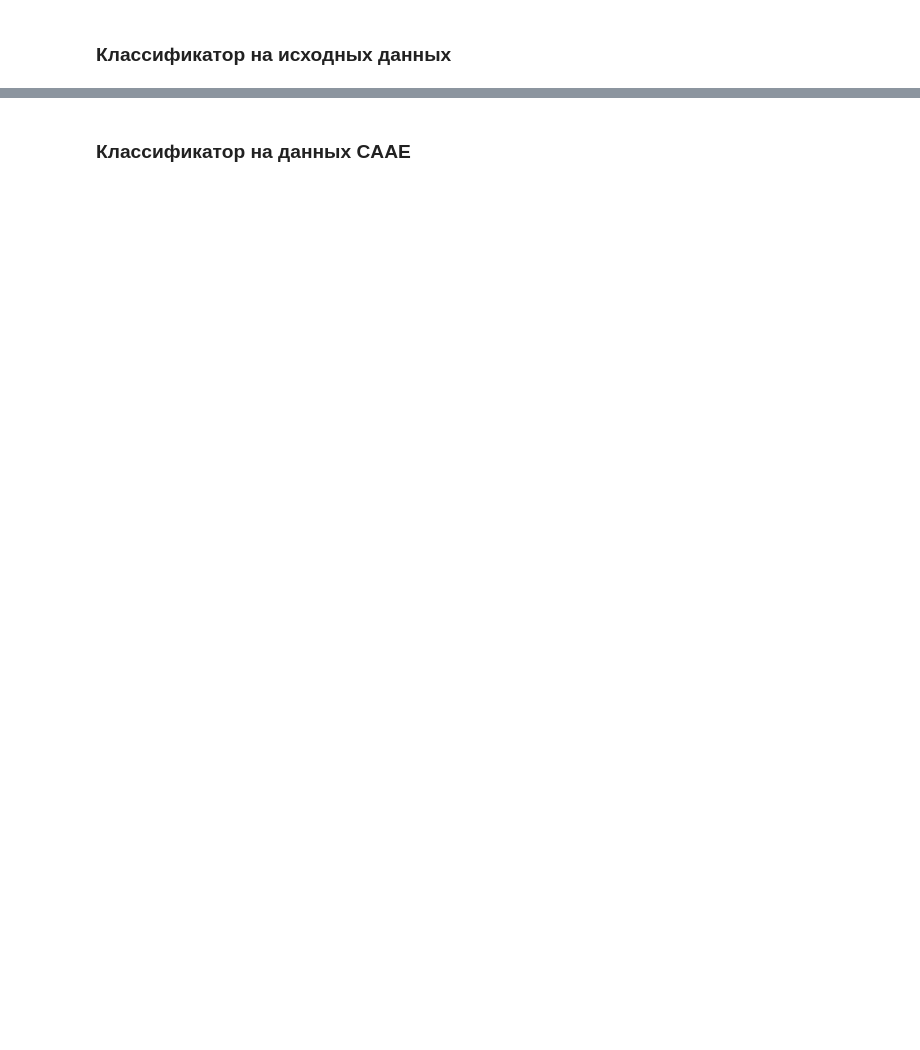
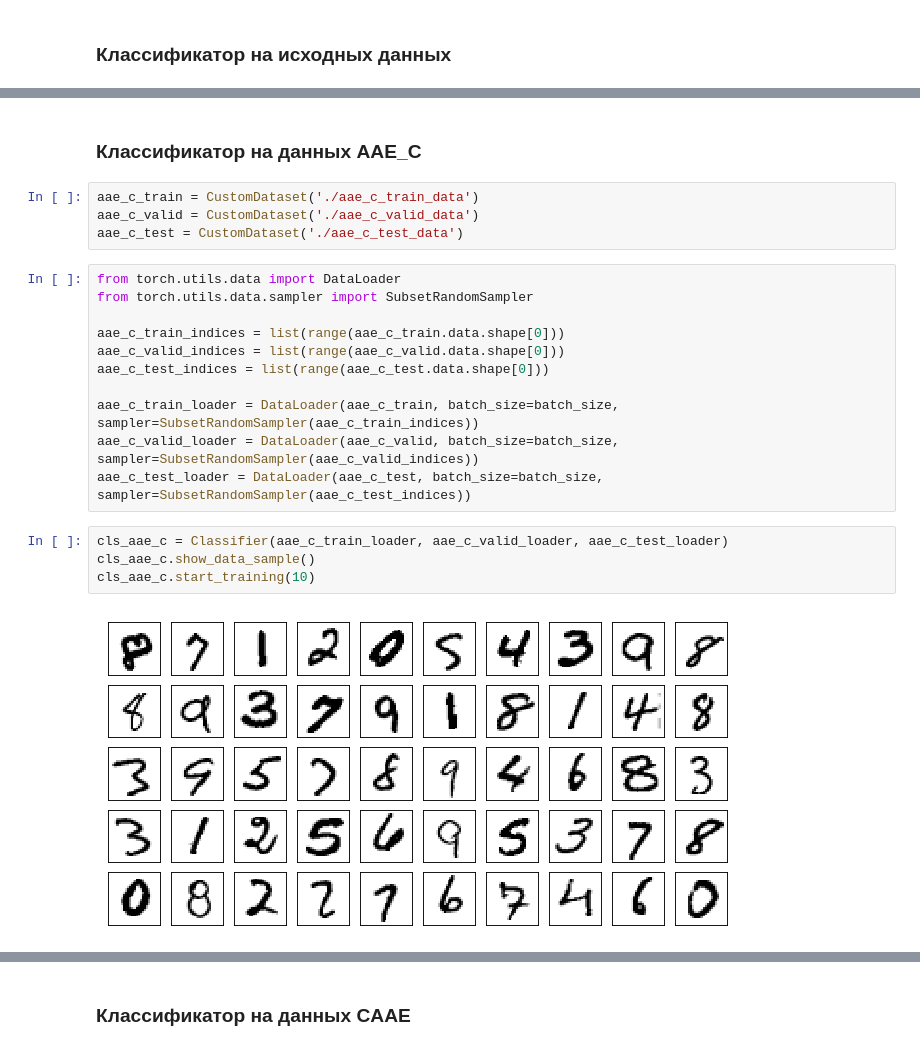
Before and after one commit to aleksey-egorov/dl-engineer-homework, a Jupyter notebook: homework_9/mnist_fc_classifiers.ipynb, the cells around one changed output, grey strips where cells are left out. Saved outputs shown, nothing was run; the diff lists cells and outputs as text; blank space fills up the shorter version.

```diff
--- a/homework_9/mnist_fc_classifiers.ipynb
+++ b/homework_9/mnist_fc_classifiers.ipynb
@@ -173,0 +190,23 @@ Test loss: 0.3141 Accuracy: 91.06
+# %% [markdown]
+### Классификатор на данных AAE_C
+# %%
+aae_c_train = CustomDataset('./aae_c_train_data')
+aae_c_valid = CustomDataset('./aae_c_valid_data')
+aae_c_test = CustomDataset('./aae_c_test_data')
+# %%
+from torch.utils.data import DataLoader
+from torch.utils.data.sampler import SubsetRandomSampler
+
+aae_c_train_indices = list(range(aae_c_train.data.shape[0]))
+aae_c_valid_indices = list(range(aae_c_valid.data.shape[0]))
+aae_c_test_indices = list(range(aae_c_test.data.shape[0]))
+
+aae_c_train_loader = DataLoader(aae_c_train, batch_size=batch_size, sampler=SubsetRandomSampler(aae_c_train_indices))
+aae_c_valid_loader = DataLoader(aae_c_valid, batch_size=batch_size, sampler=SubsetRandomSampler(aae_c_valid_indices))
+aae_c_test_loader = DataLoader(aae_c_test, batch_size=batch_size, sampler=SubsetRandomSampler(aae_c_test_indices))
+# %%
+cls_aae_c = Classifier(aae_c_train_loader, aae_c_valid_loader, aae_c_test_loader)
+cls_aae_c.show_data_sample()
+cls_aae_c.start_training(10)
+# %% [output]
+[figure, added]
```
Also changed, not shown: parts of 16 cells of this notebook, 1 other file.
